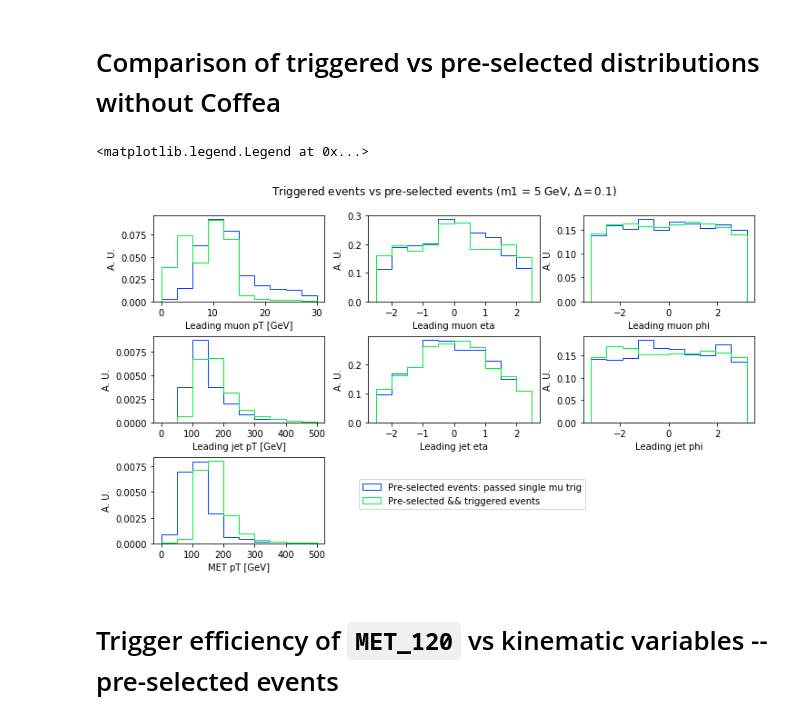
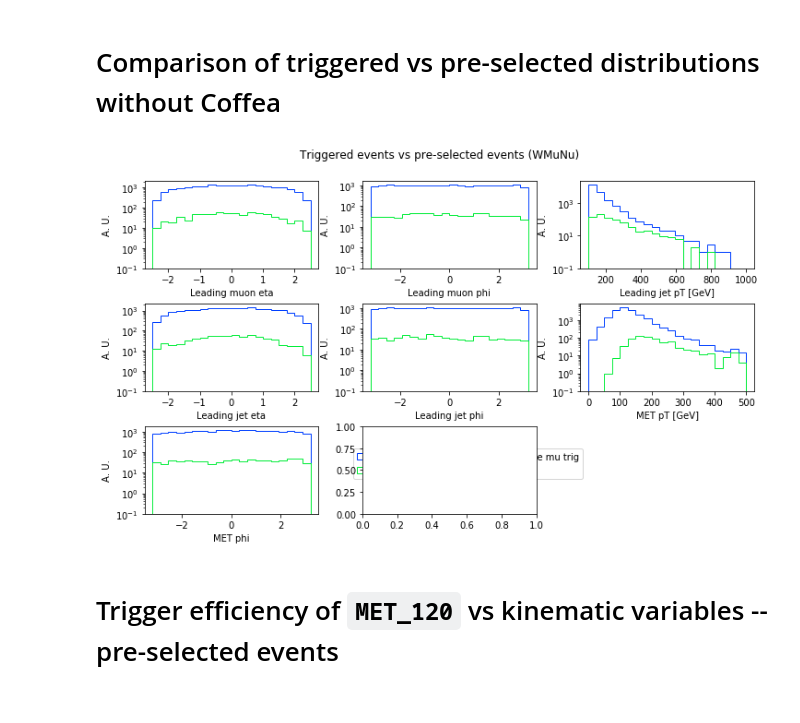
Before and after one commit to afrankenthal/iDM-analysis-plotting, a Jupyter notebook: MetTriggerEffStudies.ipynb, the cells around one changed output. Cells and saved outputs as stored; diff of their text form; code cells hidden in the pictures.

```diff
--- a/MetTriggerEffStudies.ipynb
+++ b/MetTriggerEffStudies.ipynb
@@ -198,11 +418,11 @@ for sample, objs in samples.items():
 # Comparison of triggered vs pre-selected distributions without Coffea
 # %%
 eff_plots = OrderedDict({
-    'pt': {
-        'axis': np.array(np.append(np.arange(5,22,3), [30]), dtype='float64'),
-        'range': [0, 30],
-        'label': 'Leading muon pT [GeV]'
-    },
+   # 'pt': {
+   #     'axis': np.array(np.arange(25,50,3)), dtype='float64'),
+   #     'range': [25, 100],
+   #     'label': 'Leading muon pT [GeV]'
+   # },
     'eta': {
         'axis': np.array(np.linspace(-2.4,2.4,6), dtype='float64'),
         'range': [-2.5, 2.5],
@@ -214,8 +434,8 @@ eff_plots = OrderedDict({
         'label': 'Leading muon phi'
     },
     'recoJetPt': {
-        'axis': np.array(np.arange(30,300,30), dtype='float64'),
-        'range': [0, 500],
+        'axis': np.array(np.arange(50,500,50), dtype='float64'),
+        'range': [100, 1000],
         'label': 'Leading jet pT [GeV]'
     },
     'recoJetEta': {
@@ -229,44 +449,58 @@ eff_plots = OrderedDict({
         'label': 'Leading jet phi'
     },
     'recoPFMetPt': {
-        'axis': np.array(np.arange(30,300,30), dtype='float64'),
+        'axis': np.array(np.arange(0,400,5), dtype='float64'),
         'range': [0, 500],
         'label': 'MET pT [GeV]'
     },
+    'recoPFMetPhi': {
+         'axis': np.array(np.linspace(-3.1415,3.1415,6), dtype='float64'),
+         'range':[-3.2,3.2],
+         'label': 'MET phi'
+     },
 })
 #     'recoPFMetPhi': {
 #         'axis': np.array(np.linspace(-3.1415,3.1415,6), dtype='float64'),
 #         'label': 'MET phi'
 #     },
 # %%
-sample = '5p25'
+#sample = 'DiBoson'
+sample = 'WMuNu'
+#sample = 'TT'
+#sample = 'WJets'
 
 fig, axes = plt.subplots(3,3, figsize=(10,6))
 fig.suptitle(f'Triggered events vs pre-selected events ({samples[sample]["label"]})')
 plt.tight_layout(h_pad=2.0)
 fig.subplots_adjust(top=0.90)
-axes[2,1].axis('off')
+#axes[2,1].axis('off')
 axes[2,2].axis('off')
 
 for index, (column, props) in enumerate(eff_plots.items()):
     ax = axes[index//3, index%3]
 
     bin_edges = props['axis']
-    kwargs = {'range': props['range'], 'bins':10, 'density': True, 'histtype':'step'}
+    kwargs = {'range': props['range'], 'bins':20, 'density': False, 'histtype':'step', 'log':True}
 
-    df = samples[sample]['df']
-    ax.hist(df.query('fired0==True')[column].groupby('entry').nth(0), **kwargs,
+    df = samples[sample]['enrich'].groupby('entry').nth(0)
+    #x.hist(df.query('fired0==True')[column].groupby('entry').nth(0), **kwargs,
+    #       label='Pre-selected events: passed single mu trig');
+    #x.hist(df.query('fired0==True & fired==True')[column].groupby('entry').nth(0), **kwargs,
+    #       label='Pre-selected && triggered events');
+    #print(df[['fired0','fired','recoPFMetPt']].groupby('entry').nth(0))
+    #print(len(df[df['fired0']==True].groupby('entry').nth(0)))
+    #print(len(df[['fired0','fired','recoPFMetPt']].groupby('entry').nth(0)))
+    ax.hist(df[(df['fired0']==1)][column], **kwargs,
             label='Pre-selected events: passed single mu trig');
-    ax.hist(df.query('fired==True & fired==True')[column].groupby('entry').nth(0), **kwargs,
+    ax.hist(df[(df['fired0']==1) & (df['fired']==1)][column], **kwargs,
             label='Pre-selected && triggered events');
     ax.set_xlabel(props['label'])
     ax.set_ylabel('A. U.')
 
 ax.legend(loc=(1.2 ,0.4))
-#fig.savefig(f'{web_dir}/Trig_vs_preselected_{sample}.png', bbox_inches='tight')
+fig.savefig(f'{web_dir}/Trig_vs_preselected_{sample}.png', bbox_inches='tight')
 # %% [output]
-<matplotlib.legend.Legend at 0x...>
-[figure, old version]
+[figure, new version]
 # %% [markdown]
 # Trigger efficiency of `MET_120` vs kinematic variables -- pre-selected events
 # %%
```
Also changed, not shown: parts of 12 cells of this notebook.
